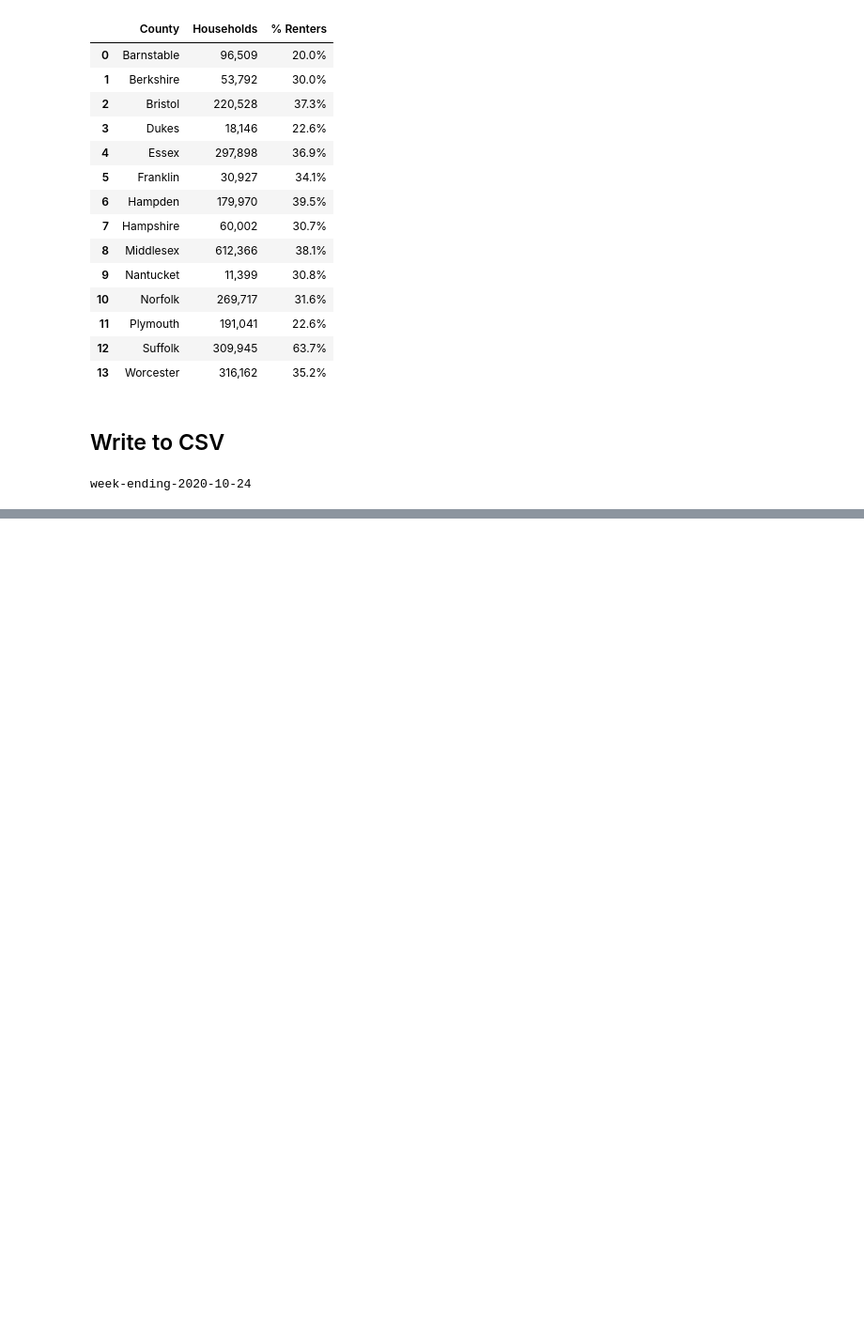
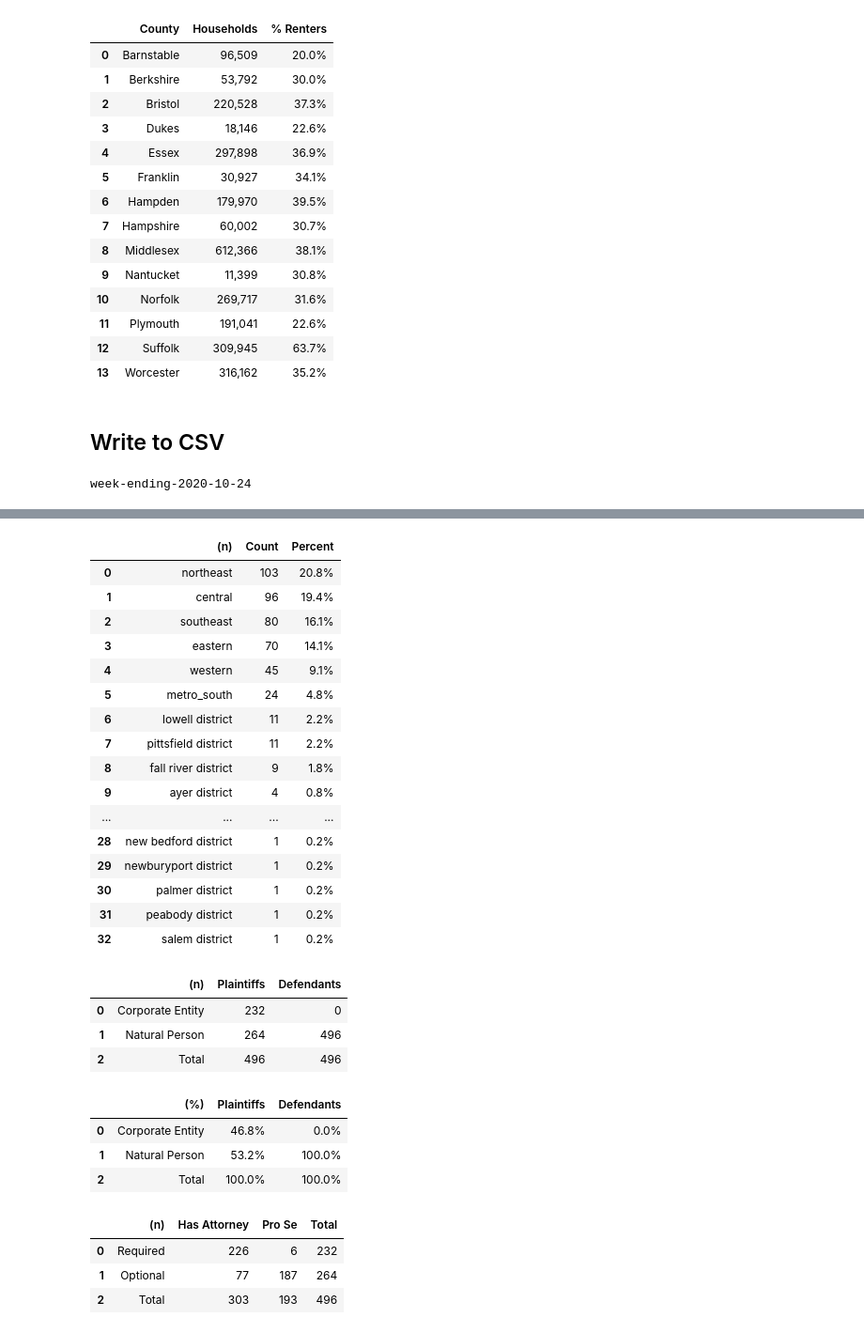
Before and after one commit to BU-Spark/AP-Evictions-Tracker, a Jupyter notebook: MassLandlordsScraper.ipynb, the cells around one changed output, grey strips where cells are left out. Shown at 94% size. Saved outputs shown, nothing was run; the diff lists cells and outputs as text; code cells hidden in the pictures; blank space fills up the shorter version.

```diff
--- a/MassLandlordsScraper.ipynb
+++ b/MassLandlordsScraper.ipynb
@@ -295,0 +613,80 @@ week-ending-2020-10-24
+# %%
+soup = getSoup(urls[3])
+a,b,c1,c2,c3,c4,c5,c6,c7,c8,c9,c10,c11,d,e,f = getSections(soup)
+
+# NOTE: Had to do the parsing for d manually, as its formatted differently than the 'c' section
+# remove beginning and ending newlines
+reg = re.compile('^\r\n')
+d = reg.sub('',d,count=1)
+reg2 = re.compile('\r\n\r\n\r\n$')
+d=reg2.sub('',d,count=1)
+d1 = d.split("\r\n\r\n")
+d1 = d1[1]
+# remove newline at the beginning of the table "block"
+reg = re.compile('^\r\n')
+d1 = reg.sub('',d1,count=1)
+
+# split the table into separate columns
+d1 = d1.split('\r\n')
+for index in range(len(d1)):
+    d1[index] = re.split('  +',d1[index])
+
+# load the data into a dataframe
+countyRentersPercent = pd.DataFrame(d1[1:],columns=['County', 'Households', '% Renters'])
+
+# Create dataframes for tables in 'c'
+courts = convertToDf(c1,1)
+partyTypeNum = convertToDf(c2,2)
+partyTypePercent = convertToDf(c3,3)
+plaintiffRepNum = convertToDf(c4,4)
+plaintiffRepPercent = convertToDf(c5,5)
+defendantRepNum = convertToDf(c6,6)
+defendantRepPercent = convertToDf(c7,7)
+numAdultsHouseholds = convertToDf(c8,8)
+initiatingAction = convertToDf(c9,9)
+ratePer100k = convertToDf(c10, 10)
+ratePer100kRenters = convertToDf(c11,11)
+
+# display data frames
+display(courts)
+display(partyTypeNum)
+display(partyTypePercent)
+display(plaintiffRepNum)
+display(plaintiffRepPercent)
+display(defendantRepNum)
+display(defendantRepPercent)
+display(numAdultsHouseholds)
+display(initiatingAction)
+display(ratePer100k)
+display(ratePer100kRenters)
+display(countyRentersPercent)
+# %% [output]
+|  | (n) | Count | Percent |
+| 0 | northeast | 103 | 20.8% |
+| 1 | central | 96 | 19.4% |
+| 2 | southeast | 80 | 16.1% |
+| 3 | eastern | 70 | 14.1% |
+| 4 | western | 45 | 9.1% |
+| 5 | metro_south | 24 | 4.8% |
+| 6 | lowell district | 11 | 2.2% |
+| 7 | pittsfield district | 11 | 2.2% |
+| 8 | fall river district | 9 | 1.8% |
+| 9 | ayer district | 4 | 0.8% |
+| ... | ... | ... | ... |
+| 28 | new bedford district | 1 | 0.2% |
+| 29 | newburyport district | 1 | 0.2% |
+| 30 | palmer district | 1 | 0.2% |
+| 31 | peabody district | 1 | 0.2% |
+| 32 | salem district | 1 | 0.2% |
+|  | (n) | Plaintiffs | Defendants |
+| 0 | Corporate Entity | 232 | 0 |
+| 1 | Natural Person | 264 | 496 |
+| 2 | Total | 496 | 496 |
+|  | (%) | Plaintiffs | Defendants |
+| 0 | Corporate Entity | 46.8% | 0.0% |
+| 1 | Natural Person | 53.2% | 100.0% |
+| 2 | Total | 100.0% | 100.0% |
+|  | (n) | Has Attorney | Pro Se | Total |
+| 0 | Required | 226 | 6 | 232 |
+| 1 | Optional | 77 | 187 | 264 |
+| 2 | Total | 303 | 193 | 496 |
```
Also changed, not shown: parts of 18 cells of this notebook, 6 other files.
